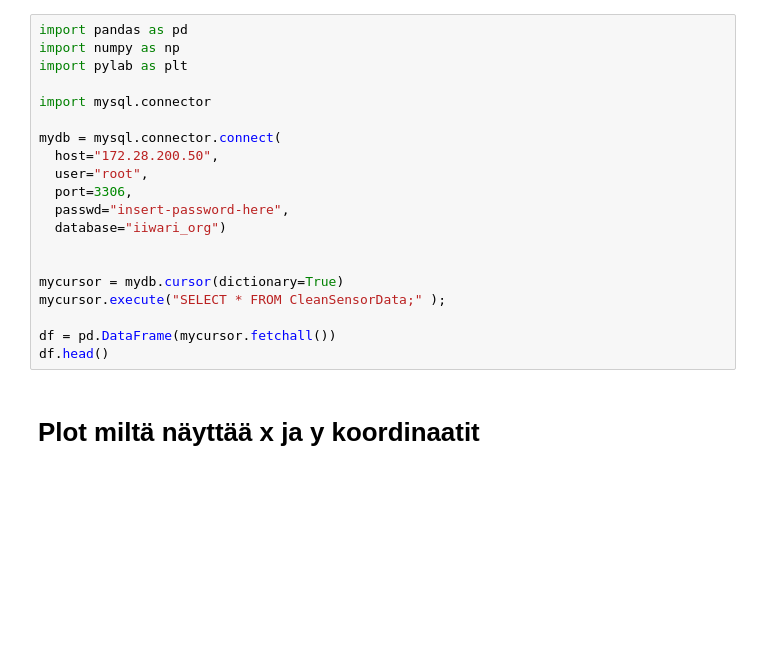
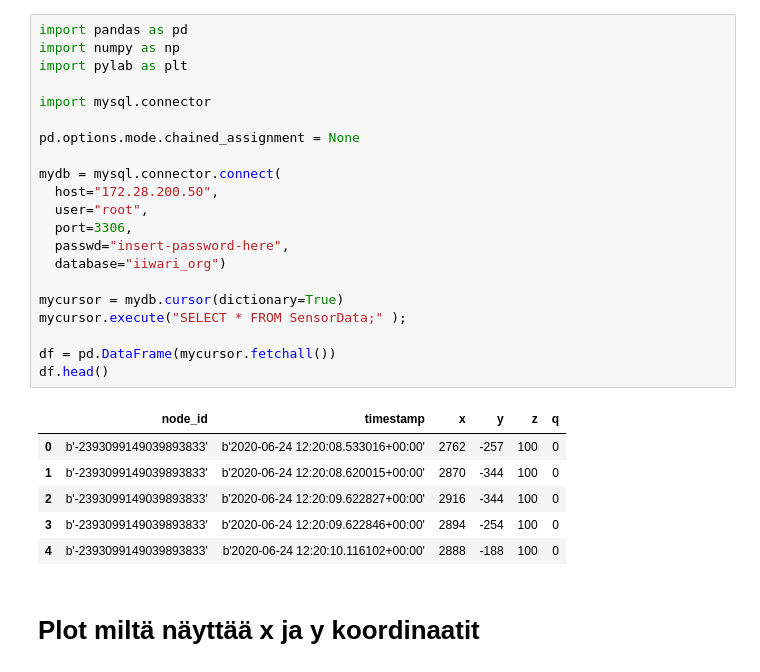
Before and after one commit to Erik-Eki/Project-2-machine-learning-applications, a Jupyter notebook: Datan_Siivous.ipynb, the cells around one changed output. Cells and saved outputs as stored; diff of their text form; blank space fills up the shorter version.

```diff
--- a/Datan_Siivous.ipynb
+++ b/Datan_Siivous.ipynb
@@ -1,23 +1,31 @@
 # %%
 import pandas as pd
 import numpy as np
 import pylab as plt
 
 import mysql.connector
+
+pd.options.mode.chained_assignment = None
 
 mydb = mysql.connector.connect(
   host="172.28.200.50",
   user="root",
   port=3306,
   passwd="insert-password-here",
   database="iiwari_org")
 
-
 mycursor = mydb.cursor(dictionary=True)
-mycursor.execute("SELECT * FROM CleanSensorData;" );
+mycursor.execute("SELECT * FROM SensorData;" );
 
 df = pd.DataFrame(mycursor.fetchall())
 df.head()
+# %% [output]
+|  | node_id | timestamp | x | y | z | q |
+| 0 | b'-2393099149039893833' | b'2020-06-24 12:20:08.533016+00:00' | 2762 | -257 | 100 | 0 |
+| 1 | b'-2393099149039893833' | b'2020-06-24 12:20:08.620015+00:00' | 2870 | -344 | 100 | 0 |
+| 2 | b'-2393099149039893833' | b'2020-06-24 12:20:09.622827+00:00' | 2916 | -344 | 100 | 0 |
+| 3 | b'-2393099149039893833' | b'2020-06-24 12:20:09.622846+00:00' | 2894 | -254 | 100 | 0 |
+| 4 | b'-2393099149039893833' | b'2020-06-24 12:20:10.116102+00:00' | 2888 | -188 | 100 | 0 |
 # %% [markdown]
 # Plot miltä näyttää x ja y koordinaatit
 # %%
```
Also changed, not shown: parts of 4 cells of this notebook, 1 other file.
